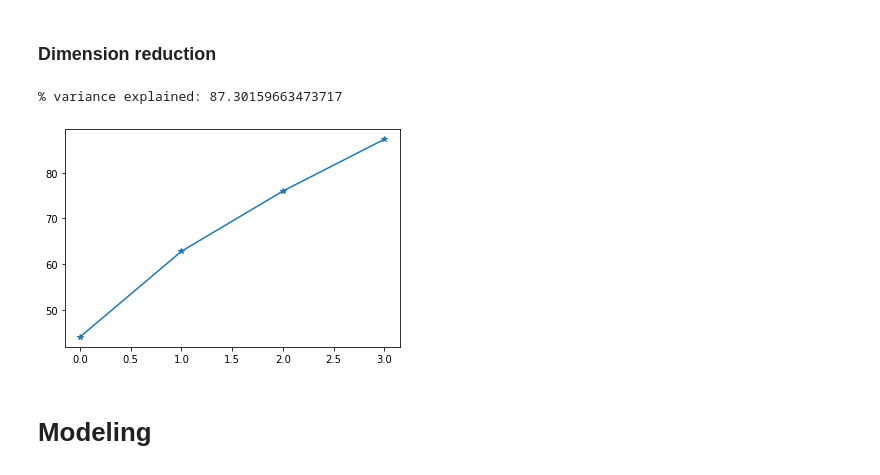
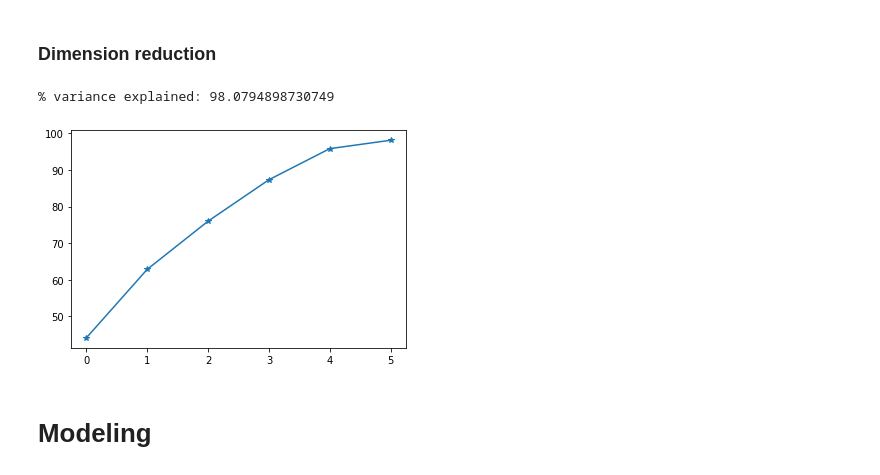
Before and after one commit to pati-dev/predict-shopping-intention, a Jupyter notebook: predict_purchase.ipynb, the cells around one changed output. Saved outputs shown, nothing was run; the diff lists cells and outputs as text; code cells hidden in the pictures.

```diff
--- a/predict_purchase.ipynb
+++ b/predict_purchase.ipynb
@@ -79,17 +79,17 @@ plt.show()
 # %% [markdown]
 ### Dimension reduction
 # %%
-pca = PCA(n_components=4)
+pca = PCA(n_components=6)
 
 pca.fit(x_pages)
 
 print("% variance explained:", sum(pca.explained_variance_ratio_)*100)
 variance = np.cumsum(np.round(pca.explained_variance_ratio_, decimals=4)*100)
 plt.plot(variance, marker='*')
 plt.show()
 # %% [output]
-% variance explained: 87.30159663473717
+% variance explained: 98.0794898730749
-[figure, old version]
+[figure, new version]
 # %% [markdown]
 # Modeling
 # %% [markdown]
```
Also changed, not shown: parts of 3 cells of this notebook.
